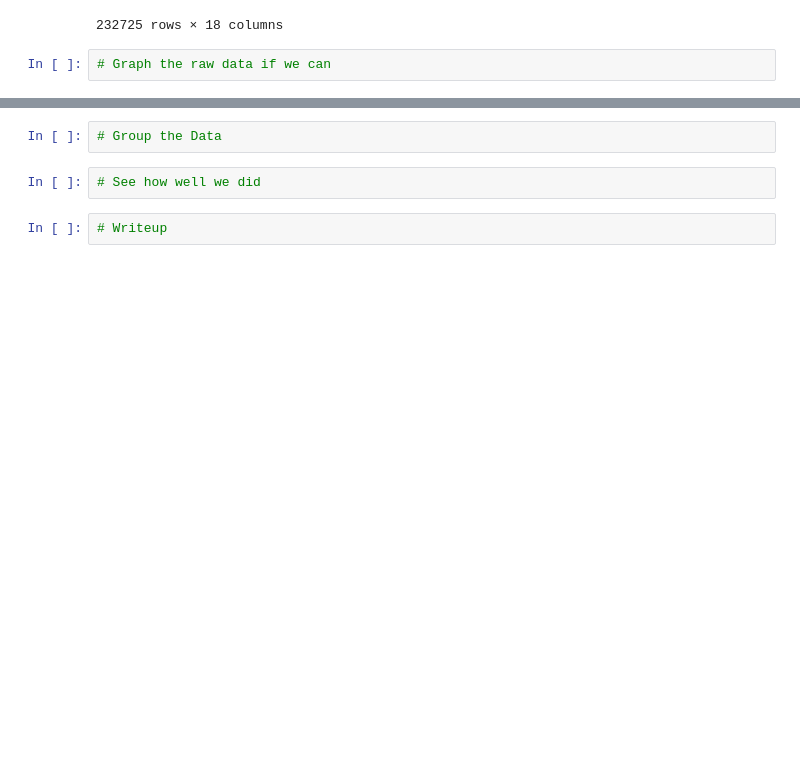
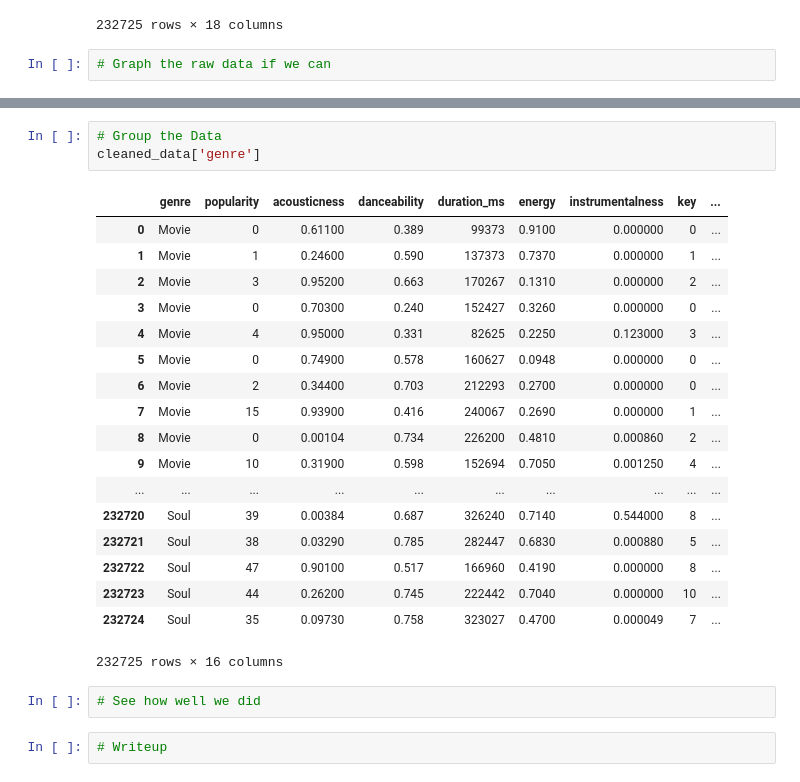
Before and after one commit to RucksP/Spotify-Genre-Prediction, a Jupyter notebook: Spotify Prediction Algorithm.ipynb, the cells around one changed output, grey strips where cells are left out. Drawn from its saved outputs; the diff is of its cells as text; blank space fills up the shorter version.

```diff
--- a/Spotify Prediction Algorithm.ipynb
+++ b/Spotify Prediction Algorithm.ipynb
@@ -49,5 +92,25 @@ raw_data
 # %%
 # Group the Data
+cleaned_data['genre']
+# %% [output]
+|  | genre | popularity | acousticness | danceability | duration_ms | energy | instrumentalness | key | ... |
+| 0 | Movie | 0 | 0.61100 | 0.389 | 99373 | 0.9100 | 0.000000 | 0 | ... |
+| 1 | Movie | 1 | 0.24600 | 0.590 | 137373 | 0.7370 | 0.000000 | 1 | ... |
+| 2 | Movie | 3 | 0.95200 | 0.663 | 170267 | 0.1310 | 0.000000 | 2 | ... |
+| 3 | Movie | 0 | 0.70300 | 0.240 | 152427 | 0.3260 | 0.000000 | 0 | ... |
+| 4 | Movie | 4 | 0.95000 | 0.331 | 82625 | 0.2250 | 0.123000 | 3 | ... |
+| 5 | Movie | 0 | 0.74900 | 0.578 | 160627 | 0.0948 | 0.000000 | 0 | ... |
+| 6 | Movie | 2 | 0.34400 | 0.703 | 212293 | 0.2700 | 0.000000 | 0 | ... |
+| 7 | Movie | 15 | 0.93900 | 0.416 | 240067 | 0.2690 | 0.000000 | 1 | ... |
+| 8 | Movie | 0 | 0.00104 | 0.734 | 226200 | 0.4810 | 0.000860 | 2 | ... |
+| 9 | Movie | 10 | 0.31900 | 0.598 | 152694 | 0.7050 | 0.001250 | 4 | ... |
+| ... | ... | ... | ... | ... | ... | ... | ... | ... | ... |
+| 232720 | Soul | 39 | 0.00384 | 0.687 | 326240 | 0.7140 | 0.544000 | 8 | ... |
+| 232721 | Soul | 38 | 0.03290 | 0.785 | 282447 | 0.6830 | 0.000880 | 5 | ... |
+| 232722 | Soul | 47 | 0.90100 | 0.517 | 166960 | 0.4190 | 0.000000 | 8 | ... |
+| 232723 | Soul | 44 | 0.26200 | 0.745 | 222442 | 0.7040 | 0.000000 | 10 | ... |
+| 232724 | Soul | 35 | 0.09730 | 0.758 | 323027 | 0.4700 | 0.000049 | 7 | ... |
+232725 rows × 16 columns
 # %%
 # See how well we did
 # %%
```
Also changed, not shown: parts of 6 cells of this notebook.
